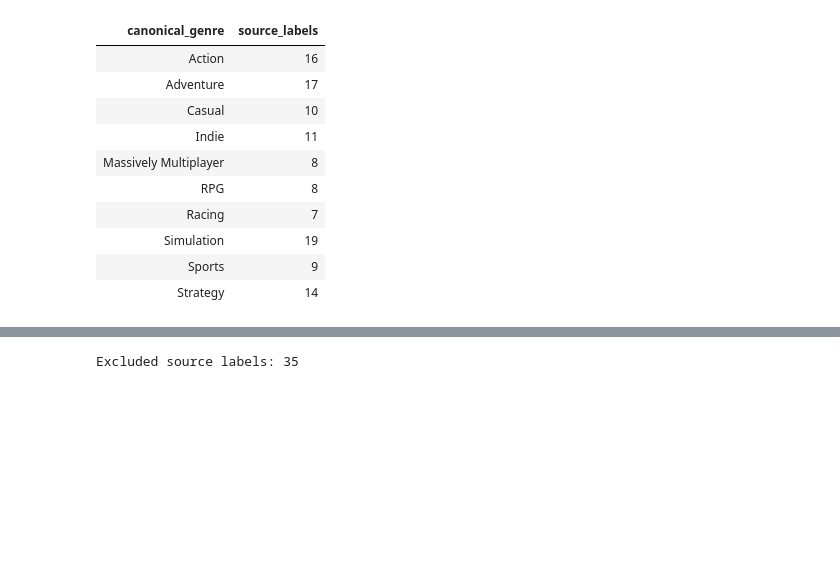
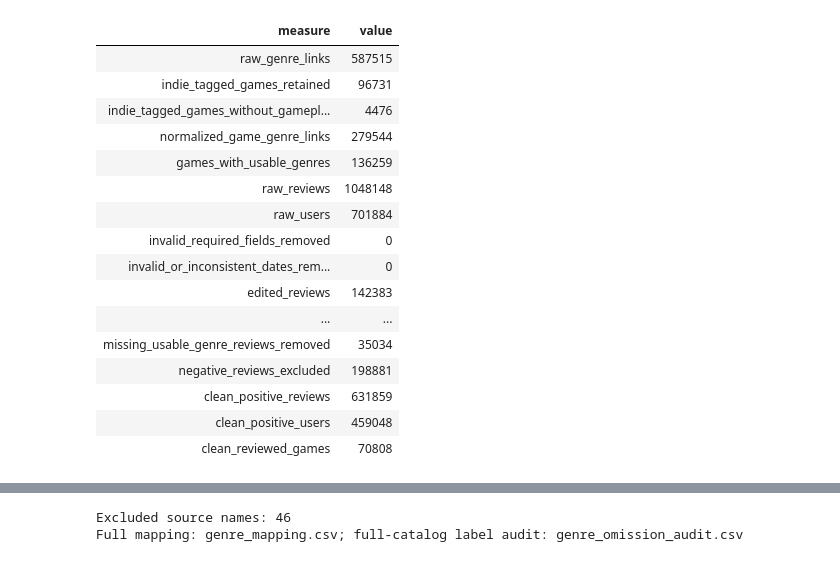
Before and after one commit to yahoyoungho/DSC256_Assignment2, a Jupyter notebook: george/analysis.ipynb, the cells around one changed output, grey strips where cells are left out. Drawn from its saved outputs; the diff is of its cells as text; code cells hidden in the pictures; blank space fills up the shorter version.

```diff
--- a/george/analysis.ipynb
+++ b/george/analysis.ipynb
@@ -23,28 +15,21 @@ not best among all recommender systems.</p>
 # %%
+import json, sys, os
+from pathlib import Path
+import numpy as np
+import pandas as pd
+ROOT = Path.cwd() if (Path.cwd() / 'experiments.py').exists() else Path.cwd() / 'george'
+ROOT = ROOT.resolve(); sys.path.insert(0, str(ROOT))
+OUT = ROOT / 'outputs_v2'
+summary = json.loads((OUT / 'summary.json').read_text())
 try:
     display_html
 except NameError:
-    from IPython.display import HTML, display
-    def display_html(value):
-        display(HTML(value))
-
-from pathlib import Path
-import json, sys
-import numpy as np
-import pandas as pd
-ROOT = Path.cwd() if (Path.cwd() / 'pipeline.py').exists() else Path.cwd() / 'george'
-ROOT = ROOT.resolve()
-sys.path.insert(0, str(ROOT))
-from model import GenreRecommender
-from pipeline import main
-OUT = ROOT / 'outputs'
-# Reuse the pipeline results; if absent, reproduce them from the local CSVs.
-# To refresh after source/code changes: python3 george/pipeline.py
-if not (OUT / 'summary.json').exists():
-    main(ROOT.parent / 'steam_dataset_2025_csv', OUT)
-summary = json.loads((OUT / 'summary.json').read_text())
+    from IPython.display import HTML, Image, display
+    def display_html(value): display(HTML(value))
+    def display_png(path): display(Image(filename=str(path)))
 def table(frame):
     display_html(frame.to_html(index=False, border=0, float_format=lambda x: f'{x:.6f}'))
-print('Recorded package versions:', summary['versions'])
-print('Selected model:', summary['selected_model'], '| alpha:', summary['alpha'])
+print('Versions:', summary['versions'])
+print('Selected family:', summary['selected_model'])
+print(summary['evaluation_status'])
 # %% [output]
@@ -101,18 +64,25 @@ Application types: {'game': 150279, 'dlc': 53792, 'demo': 23521, 'music': 8713,
 # %%
+audit = summary['audit']
+table(pd.DataFrame([{'measure': k, 'value': v} for k, v in audit.items() if not isinstance(v, (list, dict))]))
 mapping = pd.read_csv(OUT / 'genre_mapping.csv')
-table(mapping.groupby('canonical_genre').size().rename('source_labels').reset_index())
-print('Excluded source labels:', int(mapping.canonical_genre.isna().sum()))
-genre_distribution = pd.read_csv(OUT / 'train_genre_distribution.csv')
-table(genre_distribution)
+table(mapping.groupby('canonical_genre').size().rename('source_label_count').reset_index())
+print('Excluded source names:', int(mapping.canonical_genre.isna().sum()))
+print('Full mapping: genre_mapping.csv; full-catalog label audit: genre_omission_audit.csv')
 # %% [output]
-| canonical_genre | source_labels |
-| Action | 16 |
-| Adventure | 17 |
-| Casual | 10 |
-| Indie | 11 |
-| Massively Multiplayer | 8 |
-| RPG | 8 |
-| Racing | 7 |
-| Simulation | 19 |
-| Sports | 9 |
-| Strategy | 14 |
+| measure | value |
+| raw_genre_links | 587515 |
+| indie_tagged_games_retained | 96731 |
+| indie_tagged_games_without_gamepl... | 4476 |
+| normalized_game_genre_links | 279544 |
+| games_with_usable_genres | 136259 |
+| raw_reviews | 1048148 |
+| raw_users | 701884 |
+| invalid_required_fields_removed | 0 |
+| invalid_or_inconsistent_dates_rem... | 0 |
+| edited_reviews | 142383 |
+| ... | ... |
+| missing_usable_genre_reviews_removed | 35034 |
+| negative_reviews_excluded | 198881 |
+| clean_positive_reviews | 631859 |
+| clean_positive_users | 459048 |
+| clean_reviewed_games | 70808 |
@@ -119 +99,2 @@ table(genre_distribution)
-Excluded source labels: 35
+Excluded source names: 46
+Full mapping: genre_mapping.csv; full-catalog label audit: genre_omission_audit.csv
```
Also changed, not shown: parts of 29 cells of this notebook, 40 other files.
